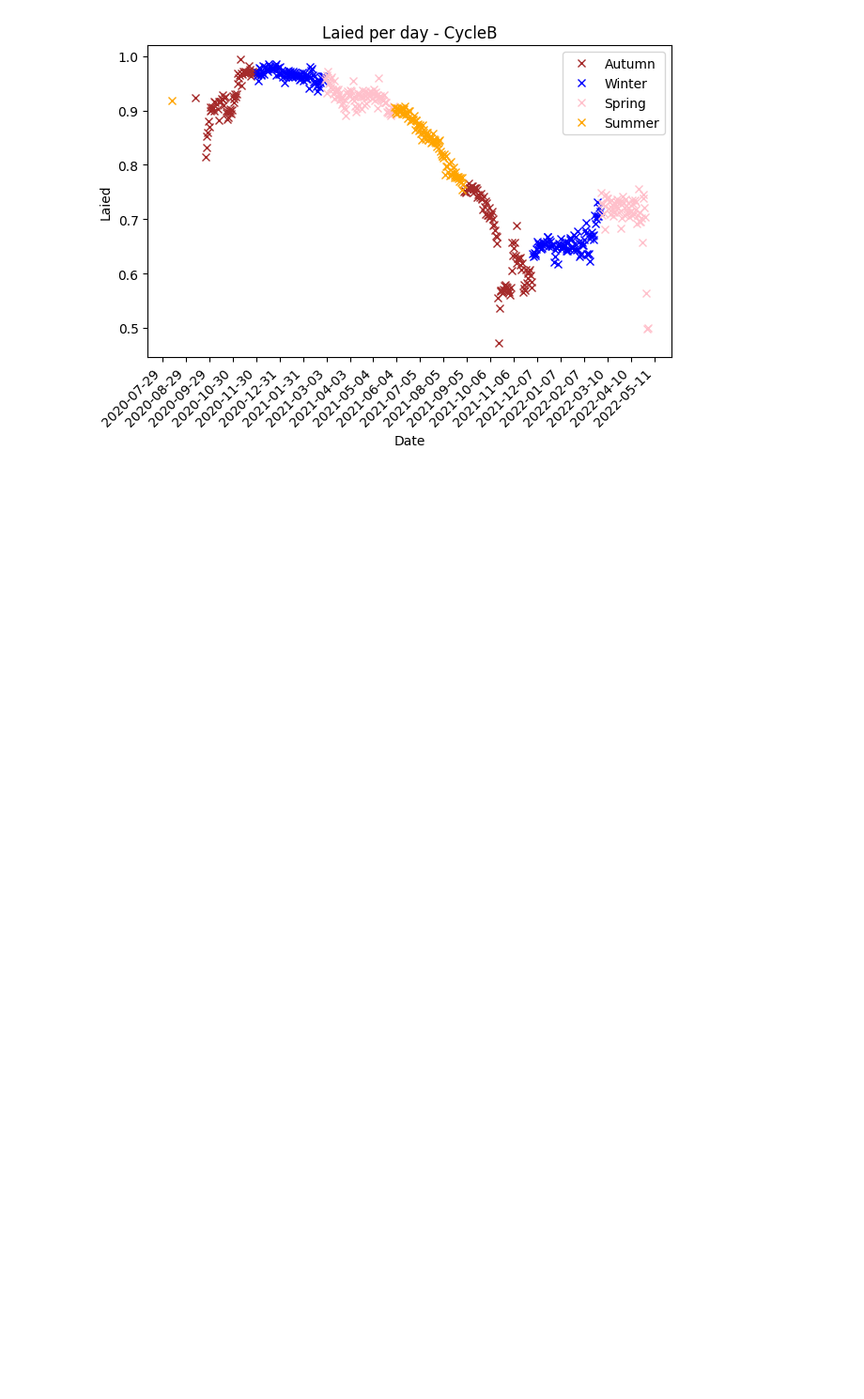
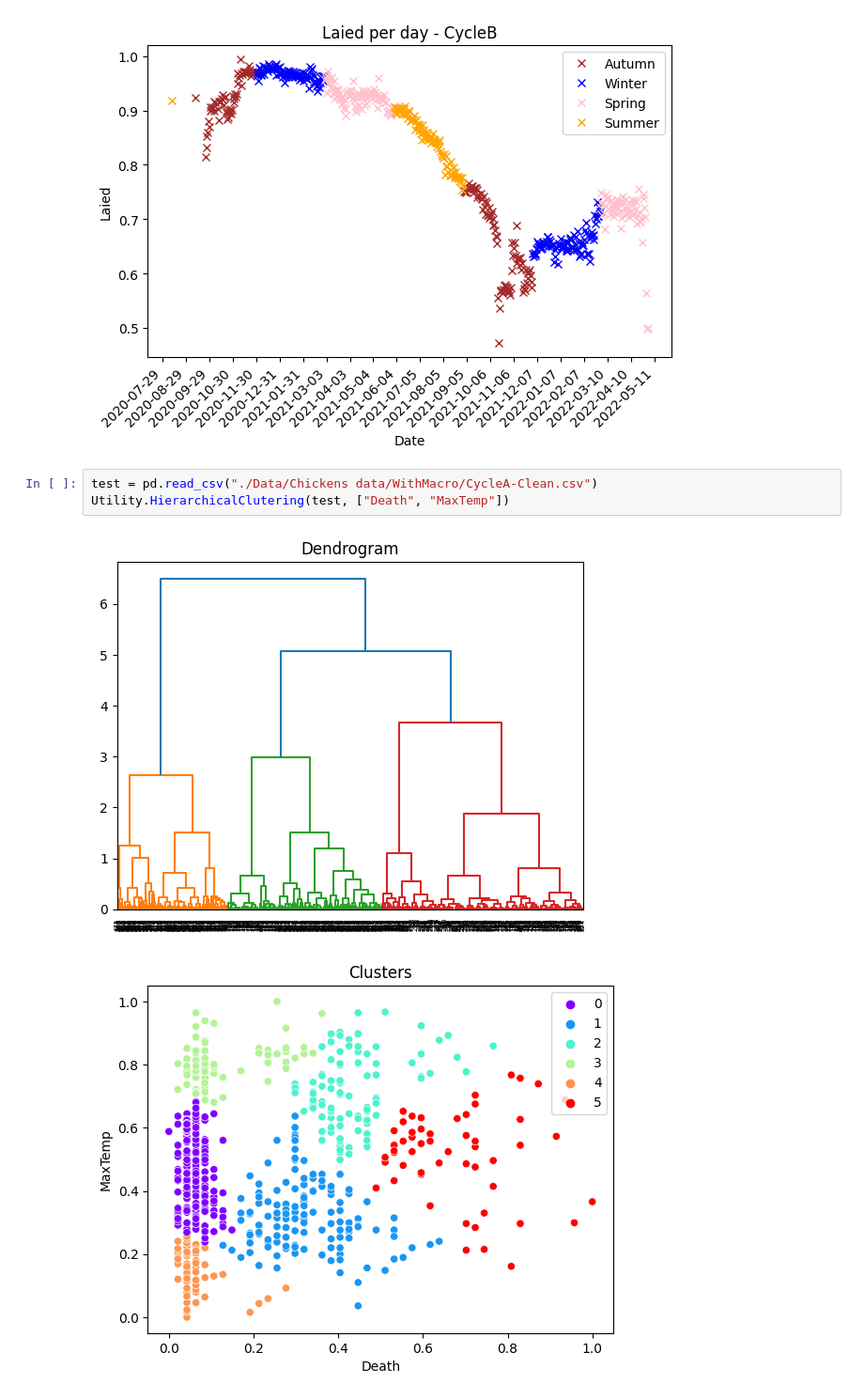
Before and after one commit to CanaliDavide/DASA--Project, a Jupyter notebook: Seasonality.ipynb, the cells around one changed output. Shown at 94% size. Cells and saved outputs as stored; diff of their text form; blank space fills up the shorter version.

Commit message:
Add clean data produced by macro, start cluster designing and add a new function to utility

```diff
--- a/Seasonality.ipynb
+++ b/Seasonality.ipynb
@@ -177,3 +177,9 @@ Utility.EggsPerSeason(cycleB, 'CycleB')
 [figure]
 [figure]
 [figure]
+# %%
+test = pd.read_csv("./Data/Chickens data/WithMacro/CycleA-Clean.csv")
+Utility.HierarchicalClutering(test, ["Death", "MaxTemp"])
+# %% [output]
+[figure, added]
+[figure, added]
```
Also changed, not shown: 10 other files.
